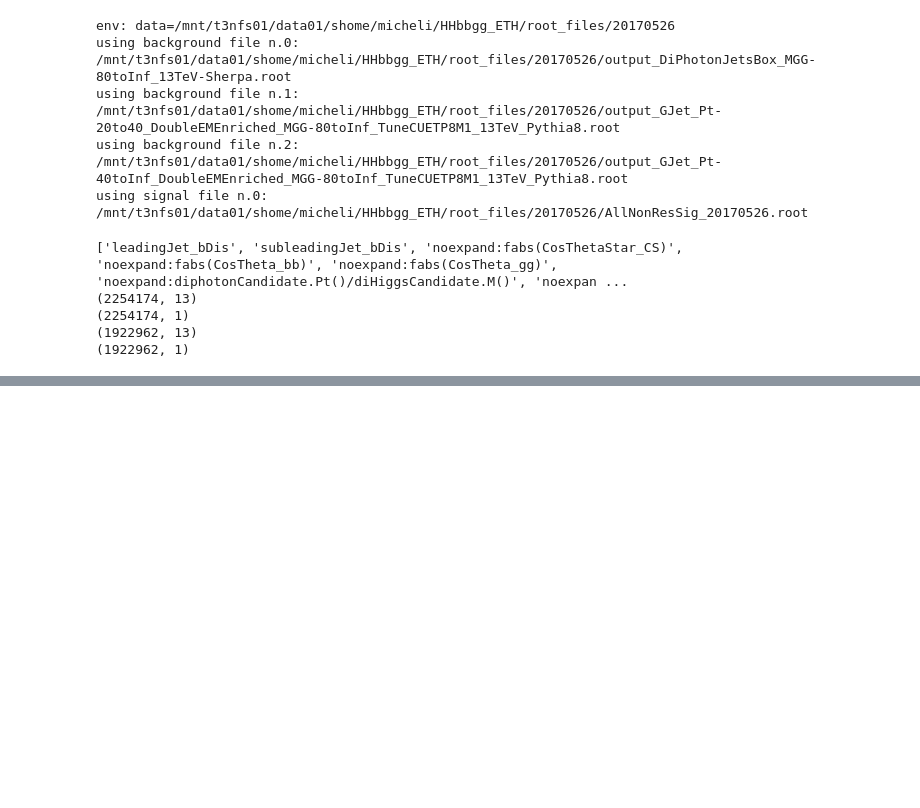
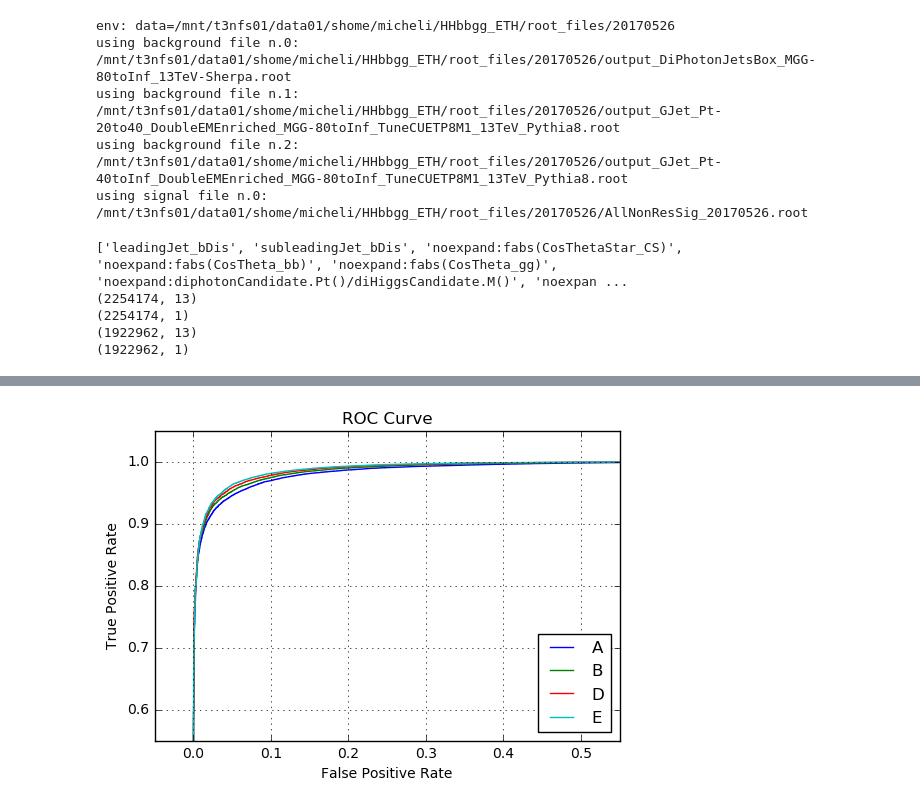
Before and after one commit to michelif/HHbbgg_ETH, a Jupyter notebook: Training/notebooks/compareSavedClassifier.ipynb, the cells around one changed output, grey strips where cells are left out. Drawn from its saved outputs; the diff is of its cells as text; code cells hidden in the pictures; blank space fills up the shorter version.

```diff
--- a/Training/notebooks/compareSavedClassifier.ipynb
+++ b/Training/notebooks/compareSavedClassifier.ipynb
@@ -184,0 +243,22 @@ plt.savefig(utils.IO.plotFolder+"rocCurve"+"_"+str(outString)+".pdf")
+# %%
+plt.plot(fpr_gJ_A, tpr_gJ_A, lw=1, label='A')
+plt.plot(fpr_gJ_B, tpr_gJ_B, lw=1, label='B')
+plt.plot(fpr_gJ_D, tpr_gJ_D, lw=1, label='D')
+plt.plot(fpr_gJ_E, tpr_gJ_E, lw=1, label='E')
+
+
+plt.xlim([-0.05, 0.55])
+plt.ylim([0.55, 1.05])
+plt.xlabel('False Positive Rate')
+plt.ylabel('True Positive Rate')
+plt.title('ROC Curve')
+plt.legend(loc="lower right")
+plt.grid()
+
+plt.show()
+
+outString = "comparison_resWeight_optimization_gJ_zoom"
+plt.savefig(utils.IO.plotFolder+"rocCurve"+"_"+str(outString)+".png")
+plt.savefig(utils.IO.plotFolder+"rocCurve"+"_"+str(outString)+".pdf")
+# %% [output]
+[figure, added]
```
Also changed, not shown: parts of 11 cells of this notebook.
